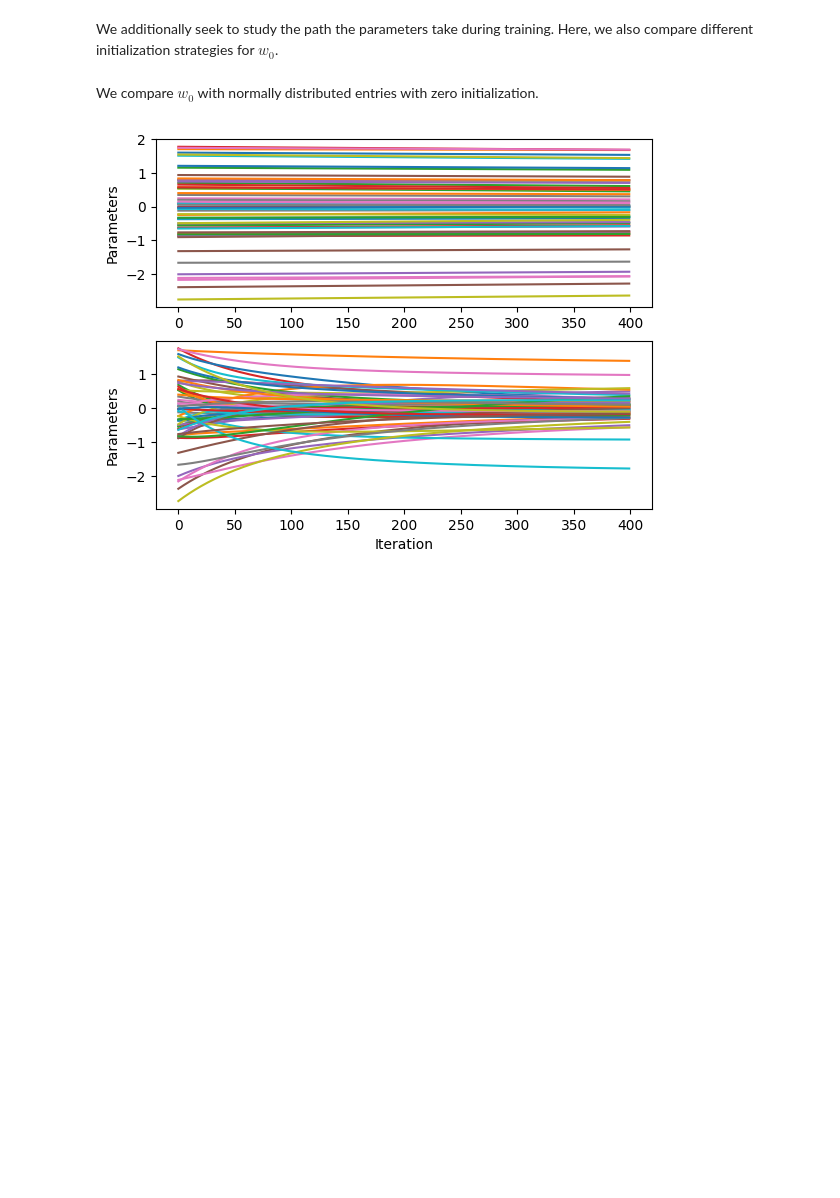
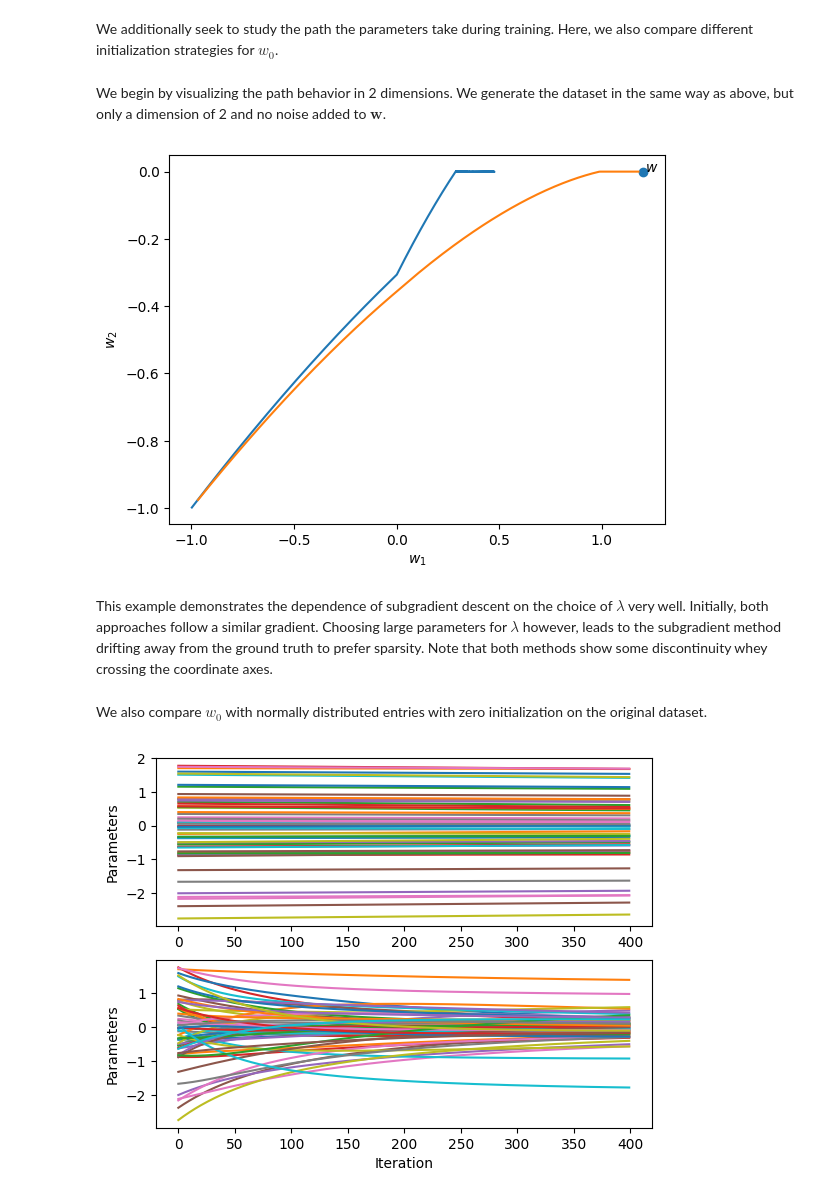
Before and after one commit to lostinentropy/lasso-regression, a Jupyter notebook: lasso-regression.ipynb, the cells around one changed output. Saved outputs shown, nothing was run; the diff lists cells and outputs as text; code cells hidden in the pictures; blank space fills up the shorter version.

```diff
--- a/lasso-regression.ipynb
+++ b/lasso-regression.ipynb
@@ -176,8 +179,46 @@ We can see that the ISTA iterates get closer to the optimal sparsity of 50.
 ## Path behavior
 # %% [markdown]
 We additionally seek to study the path the parameters take during training. Here, we also compare different initialization strategies for $w_0$.
+# %% [markdown]
+We begin by visualizing the path behavior in 2 dimensions. We generate the dataset in the same way as above, but only a dimension of 2 and no noise added to $\mathbf{w}$.
+# %%
+(X_2d, y_2d, w) = courselib.data.generate_dataset(
+    2, 20, 1, noise_scale=0.0, w=np.array([1.2, 0.0])
+)
+
+w_0 = np.array([-1.0, -1.0])
+sub_optim = courselib.optimizer.SubGradientDescent(learning_rate=0.001, lam=0.3)
+ista = courselib.optimizer.ISTA(learning_rate=0.001, lam=0.3)
+model_1 = courselib.models.compressive.CompressiveLinearModel(w_0)
+model_2 = deepcopy(model_1)
+
+metrics_normal_1 = courselib.fit(
+    model_1, sub_optim, X_2d, y_2d, num_epochs=2000, metrics_dict={"l2": l2}
+)
+metrics_normal_2 = courselib.fit(
+    model_2, ista, X_2d, y_2d, num_epochs=2000, metrics_dict={"l2": l2}
+)
+
+plt.plot(
+    np.array(metrics_normal_1["path"])[:, 0], np.array(metrics_normal_1["path"])[:, 1]
+)
+plt.plot(
+    np.array(metrics_normal_2["path"])[:, 0], np.array(metrics_normal_2["path"])[:, 1]
+)
+
+plt.xlabel("$w_1$")
+plt.ylabel("$w_2$")
+
+plt.scatter(w[0], w[1])
+plt.text(w[0] + 0.01, w[1], "$w$")
+
+plt.show()
+# %% [output]
+[figure, added]
+# %% [markdown]
+This example demonstrates the dependence of subgradient descent on the choice of $\lambda$ very well. Initially, both approaches follow a similar gradient. Choosing large parameters for $\lambda$ however, leads to the subgradient method drifting away from the ground truth to prefer sparsity. Note that both methods show some discontinuity whey crossing the coordinate axes.
 # %% [markdown]
-We compare $w_0$ with normally distributed entries with zero initialization.
+We also compare $w_0$ with normally distributed entries with zero initialization on the original dataset.
 # %%
 w_0 = generator.normal(size=[60])
 sub_optim = courselib.optimizer.SubGradientDescent(learning_rate=0.0001, lam=0.5)
```
Also changed, not shown: parts of 11 cells of this notebook.
